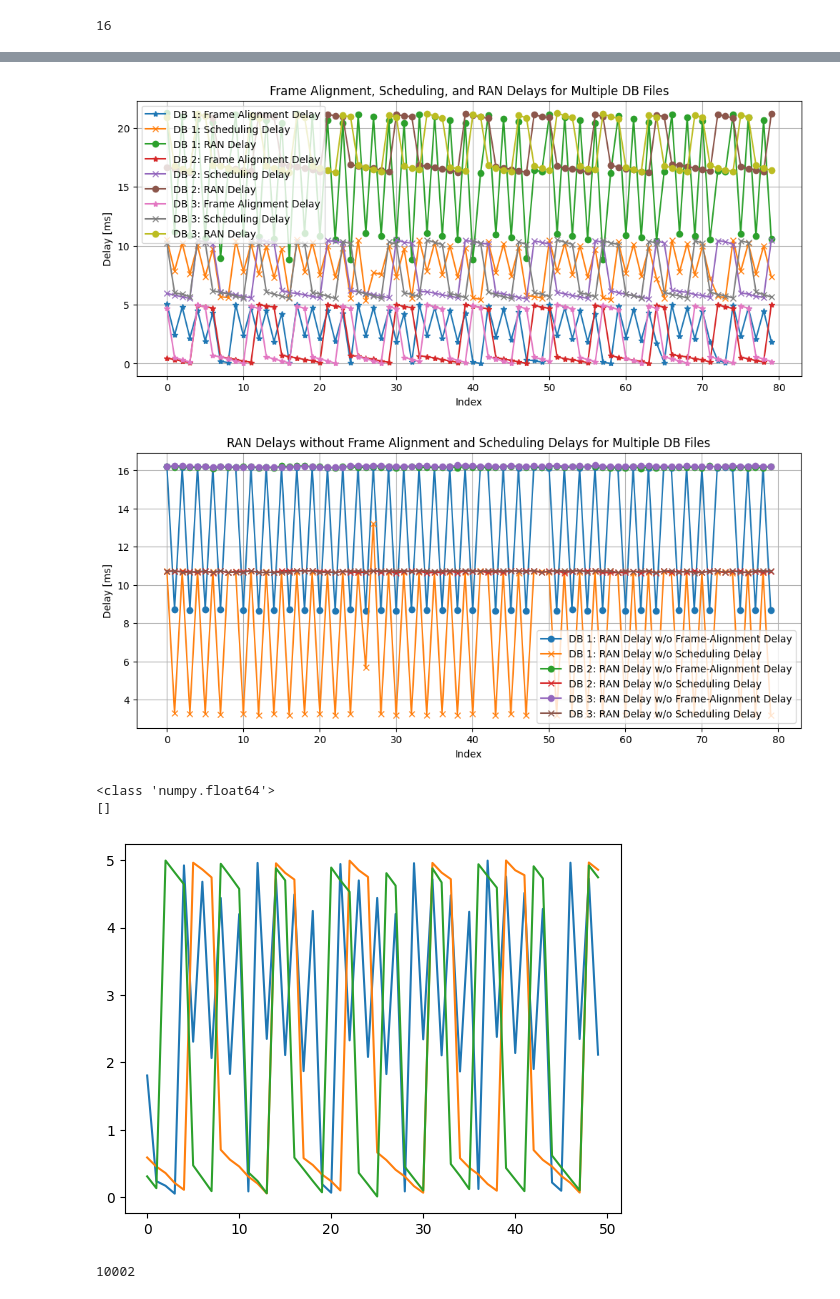
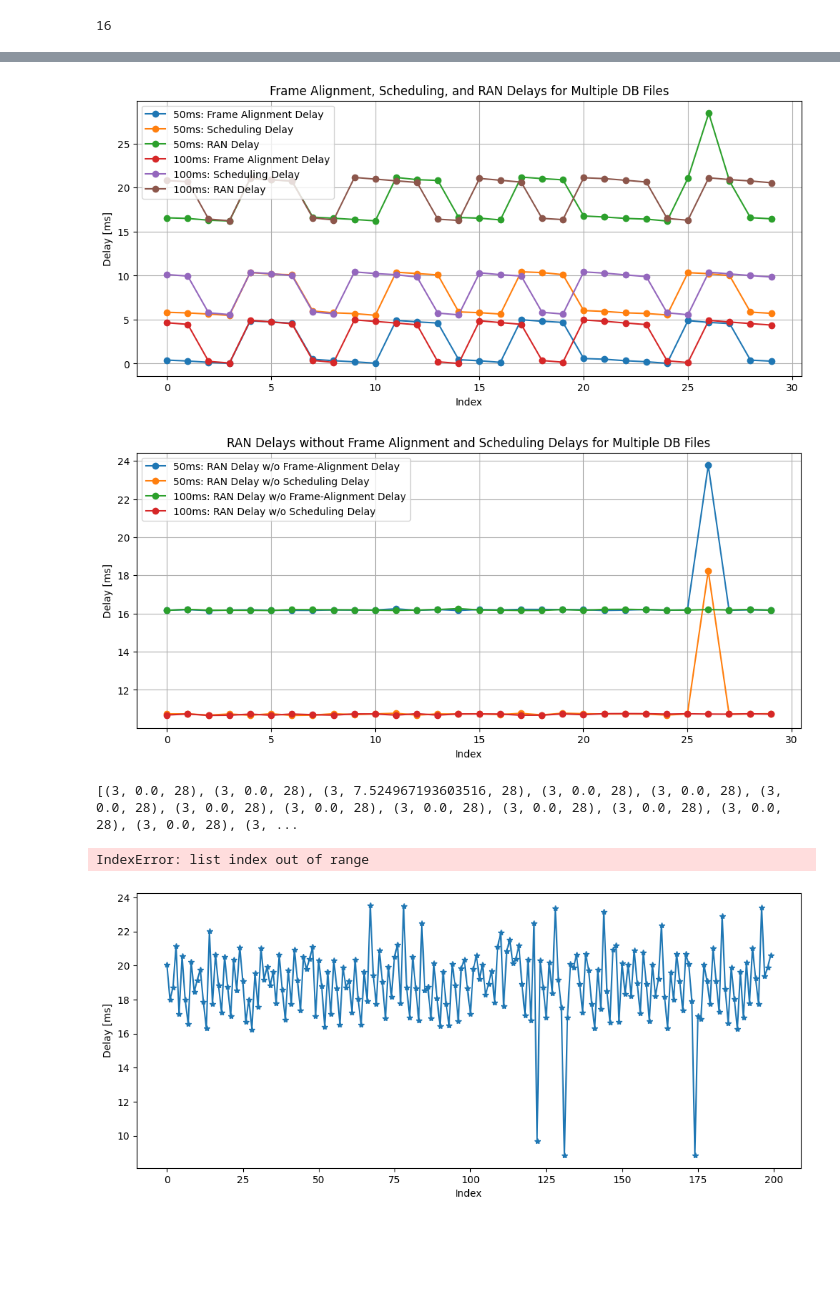
Before and after one commit to gourav-prateek-sharma/meas-visualization, a Jupyter notebook: plots.ipynb, the cells around one changed output, grey strips where cells are left out. Cells and saved outputs as stored; diff of their text form; code cells hidden in the pictures; blank space fills up the shorter version.

```diff
--- a/plots.ipynb
+++ b/plots.ipynb
@@ -383,6 +560,6 @@ plt.show()
 # %%
 # Index range and skip constants
-index_range = slice(1000, 1080)
+index_range = slice(2000, 2030)
 SKIP_FIRST = 1000
 SKIP_LAST = 100
 
@@ -397,9 +574,9 @@ for idx, delays in enumerate(delays_data):
     ran_delays = delays['ran_delays']
 
     # Plotting each data set with different markers and labels for each DB file
-    ax.plot(frame_alignment_delays[index_range], marker='*', label=f'DB {idx+1}: Frame Alignment Delay')
-    ax.plot(scheduling_delays[index_range], marker='x', label=f'DB {idx+1}: Scheduling Delay')
-    ax.plot(ran_delays[index_range], marker='o', label=f'DB {idx+1}: RAN Delay')
+    ax.plot(frame_alignment_delays[index_range], marker='o', label=f'{LABELS[idx]}: Frame Alignment Delay')
+    ax.plot(scheduling_delays[index_range], marker='o', label=f'{LABELS[idx]}: Scheduling Delay')
+    ax.plot(ran_delays[index_range], marker='o', label=f'{LABELS[idx]}: RAN Delay')
 
 # Adding labels and title
 ax.set_xlabel('Index')
@@ -429,8 +606,8 @@ for idx, delays in enumerate(delays_data):
     ran_delays = delays['ran_delays']
 
     # Plotting each data set with different markers and labels for each DB file
-    ax.plot(ran_delays[index_range] - frame_alignment_delays[index_range], marker='o', label=f'DB {idx+1}: RAN Delay w/o Frame-Alignment Delay')
-    ax.plot(ran_delays[index_range] - scheduling_delays[index_range], marker='x', label=f'DB {idx+1}: RAN Delay w/o Scheduling Delay')
+    ax.plot(ran_delays[index_range] - frame_alignment_delays[index_range], marker='o', label=f'{LABELS[idx]}: RAN Delay w/o Frame-Alignment Delay')
+    ax.plot(ran_delays[index_range] - scheduling_delays[index_range], marker='o', label=f'{LABELS[idx]}: RAN Delay w/o Scheduling Delay')
 
 # Adding labels and title
 ax.set_xlabel('Index')
@@ -449,20 +626,26 @@ plt.savefig(f"{PLOTS_DIR}ran_delay_wo_scheduling_timeseries_combined.png", dpi=3
 # Display the plot
 plt.show()
 # %% [output]
-[figure, old version]
+[figure, new version]
-[figure, old version]
+[figure, new version]
-# %%
-print(type(delays_data[2]['frame_alignment_delays'][20]))
-plt.plot(delays_data[0]['frame_alignment_delays'][5000:5050])
-plt.plot(delays_data[1]['frame_alignment_delays'][5000:5050])
-#plt.plot(delays_data[1]['frame_alignment_delays'][index_range])
-plt.plot(delays_data[2]['frame_alignment_delays'][5000:5050])
-print([e for e in delays_data[0]['frame_alignment_delays'] if np.isnan(e)])
-# %% [output]
-<class 'numpy.float64'>
-[]
-[figure, removed]
-# %%
-print(len(packets_list[0]))
-# %% [output]
-10002
+# %%
+print([(get_segments(packet), get_retx_delay(packet), get_mcs(packet, mcs_dicts[0])) for packet in packets_list[0][8400:8500]])
+print([i for i in range(0, len(mcs)) if mcs[i]<22][50])
+print(get_mcs(packets_list[0][8531], mcs_dicts[0]))
+print(calculate_correlation(retx_delays[:-1], mcs[1:]))
+# %% [output]
+[(3, 0.0, 28), (3, 0.0, 28), (3, 7.524967193603516, 28), (3, 0.0, 28), (3, 0.0, 28), (3, 0.0, 28), (3, 0.0, 28), (3, 0.0, 28), (3, 0.0, 28), (3, 0.0, 28), (3, 0.0, 28), (3, 0.0, 28), (3, 0.0, 28), (3, ...
+IndexError: list index out of range
+# %%
+# Create a figure and axes
+fig, ax = plt.subplots(figsize=(12,5))
+index_range = range(3000, 3200)
+# Plotting each data set with different markers
+ax.plot(delays_data[0]['ran_delays'][index_range], marker='*', label='RAN delay')
+
+# Adding labels and title
+ax.set_xlabel('Index')
+ax.set_ylabel('Delay [ms]')
+plt.savefig(f"{PLOTS_DIR}ran_delay_outliers.png", dpi=300, bbox_inches='tight')
+# %% [output]
+[figure, added]
```
Also changed, not shown: parts of 25 cells of this notebook, 3 other files.
